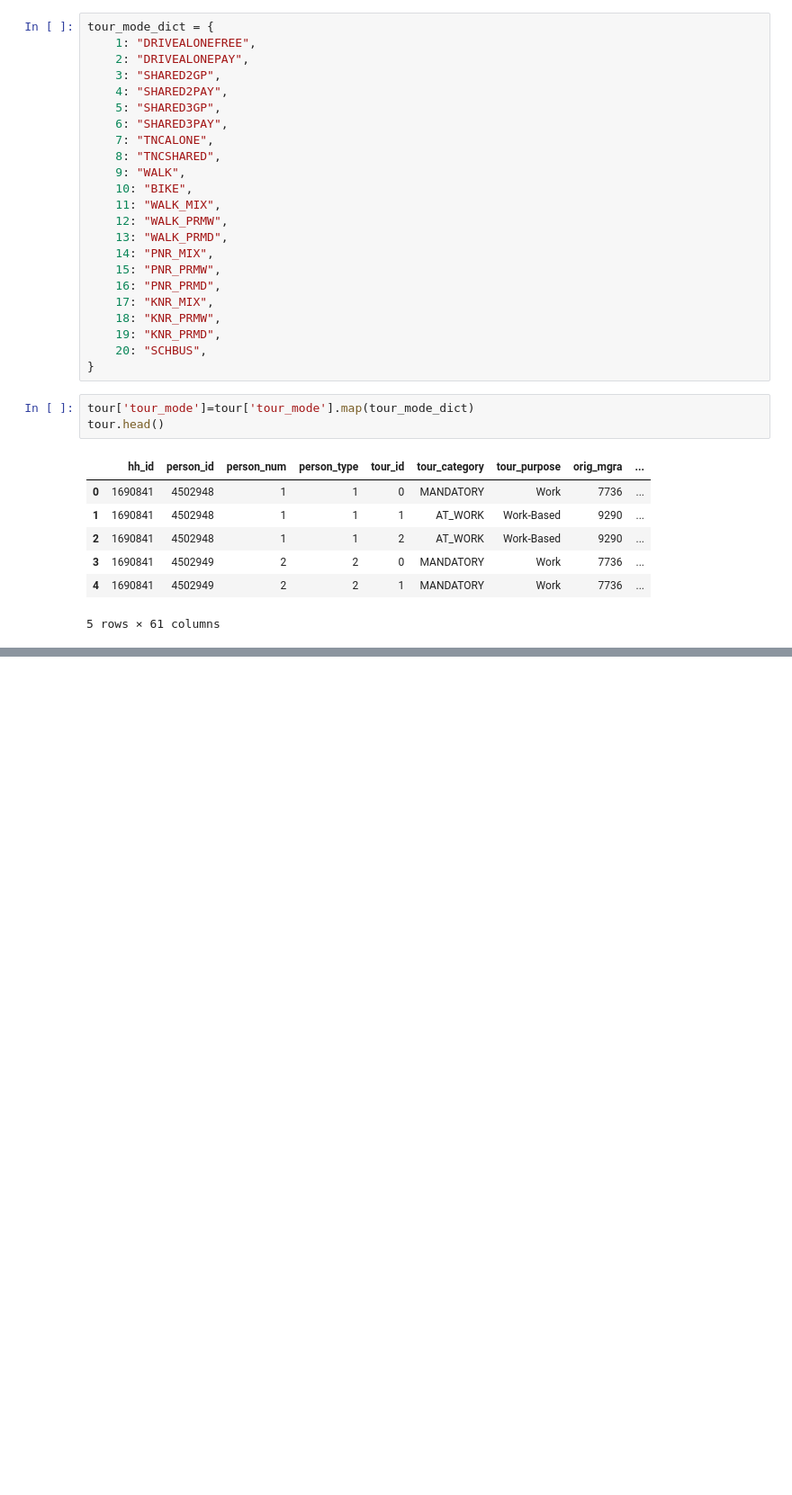
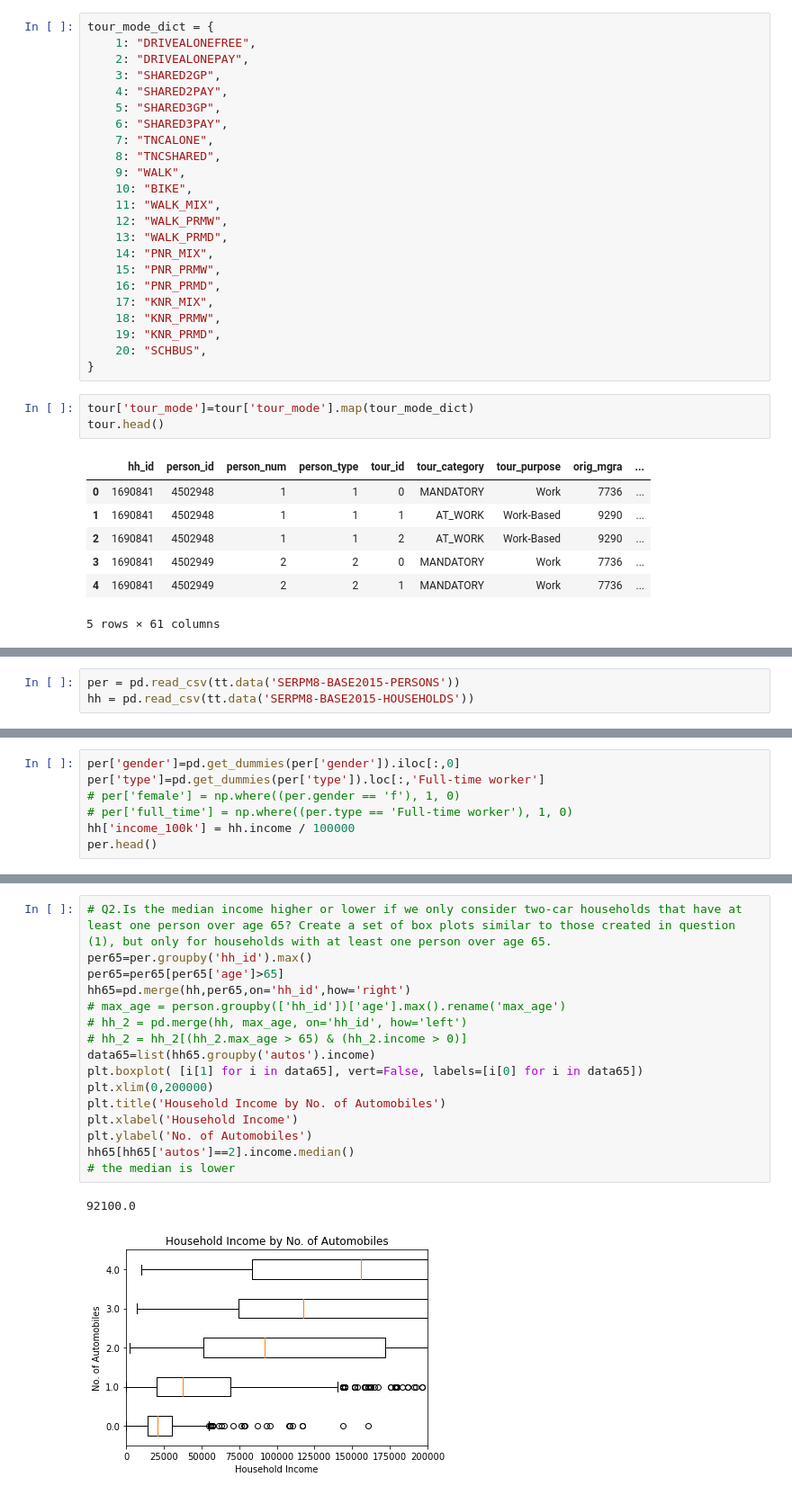
Before and after one commit to YenChuWu/transportation_exercise, a Jupyter notebook: FDOT.ipynb, the cells around one changed output, grey strips where cells are left out. Shown: that part at 90% size. Drawn from its saved outputs; the diff is of its cells as text; blank space fills up the shorter version.

```diff
--- a/FDOT.ipynb
+++ b/FDOT.ipynb
@@ -185,0 +189,3 @@ Name: WALK, dtype: float64
+# %%
+per = pd.read_csv(tt.data('SERPM8-BASE2015-PERSONS'))
+hh = pd.read_csv(tt.data('SERPM8-BASE2015-HOUSEHOLDS'))
@@ -185,0 +210,7 @@ Name: WALK, dtype: float64
+# %%
+per['gender']=pd.get_dummies(per['gender']).iloc[:,0]
+per['type']=pd.get_dummies(per['type']).loc[:,'Full-time worker']
+# per['female'] = np.where((per.gender == 'f'), 1, 0)
+# per['full_time'] = np.where((per.type == 'Full-time worker'), 1, 0)
+hh['income_100k'] = hh.income / 100000
+per.head()
@@ -185,0 +359,19 @@ Name: WALK, dtype: float64
+# %%
+# Q2.Is the median income higher or lower if we only consider two-car households that have at least one person over age 65? Create a set of box plots similar to those created in question (1), but only for households with at least one person over age 65.
+per65=per.groupby('hh_id').max()
+per65=per65[per65['age']>65]
+hh65=pd.merge(hh,per65,on='hh_id',how='right')
+# max_age = person.groupby(['hh_id'])['age'].max().rename('max_age')
+# hh_2 = pd.merge(hh, max_age, on='hh_id', how='left')
+# hh_2 = hh_2[(hh_2.max_age > 65) & (hh_2.income > 0)]
+data65=list(hh65.groupby('autos').income)
+plt.boxplot( [i[1] for i in data65], vert=False, labels=[i[0] for i in data65])
+plt.xlim(0,200000)
+plt.title('Household Income by No. of Automobiles')
+plt.xlabel('Household Income')
+plt.ylabel('No. of Automobiles')
+hh65[hh65['autos']==2].income.median()
+# the median is lower
+# %% [output]
+92100.0
+[figure, added]
```
Also changed, not shown: parts of 18 cells of this notebook.
